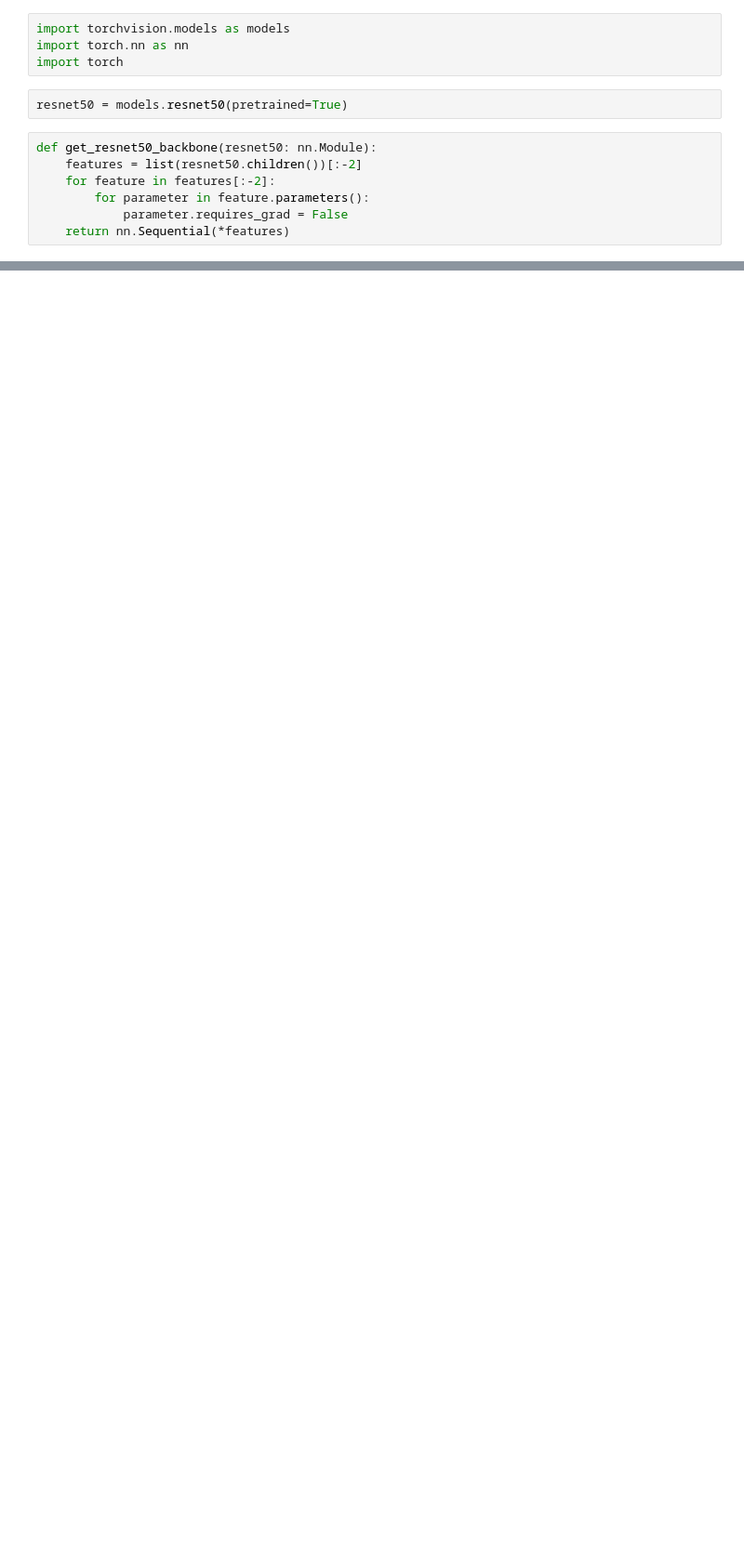
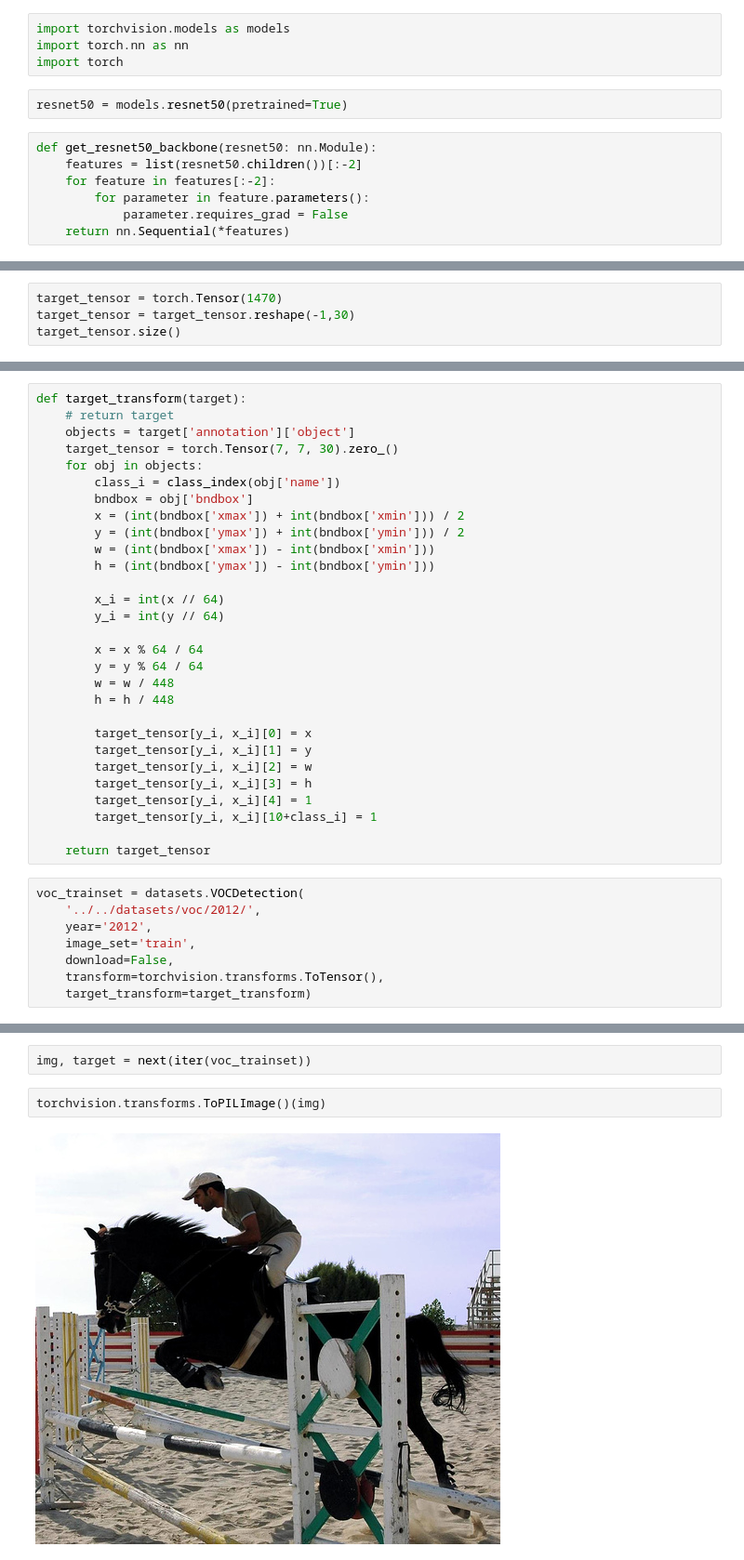
Before and after one commit to rener2020/yolo, a Jupyter notebook: v1/_resnet50yolo.ipynb, the cells around one changed output, grey strips where cells are left out. Shown at 93% size. Cells and saved outputs as stored; diff of their text form; blank space fills up the shorter version.

```diff
--- a/v1/_resnet50yolo.ipynb
+++ b/v1/_resnet50yolo.ipynb
@@ -115,0 +111,4 @@ class YoloLoss(nn.Module):
+# %%
+target_tensor = torch.Tensor(1470)
+target_tensor = target_tensor.reshape(-1,30)
+target_tensor.size()
@@ -115,0 +123,37 @@ class YoloLoss(nn.Module):
+# %%
+def target_transform(target):
+    # return target
+    objects = target['annotation']['object']
+    target_tensor = torch.Tensor(7, 7, 30).zero_()
+    for obj in objects:
+        class_i = class_index(obj['name'])
+        bndbox = obj['bndbox']
+        x = (int(bndbox['xmax']) + int(bndbox['xmin'])) / 2
+        y = (int(bndbox['ymax']) + int(bndbox['ymin'])) / 2
+        w = (int(bndbox['xmax']) - int(bndbox['xmin']))
+        h = (int(bndbox['ymax']) - int(bndbox['ymin']))
+
+        x_i = int(x // 64)
+        y_i = int(y // 64)
+
+        x = x % 64 / 64
+        y = y % 64 / 64
+        w = w / 448
+        h = h / 448
+
+        target_tensor[y_i, x_i][0] = x
+        target_tensor[y_i, x_i][1] = y
+        target_tensor[y_i, x_i][2] = w
+        target_tensor[y_i, x_i][3] = h
+        target_tensor[y_i, x_i][4] = 1
+        target_tensor[y_i, x_i][10+class_i] = 1
+
+    return target_tensor
+# %%
+voc_trainset = datasets.VOCDetection(
+    '../../datasets/voc/2012/',
+    year='2012',
+    image_set='train',
+    download=False,
+    transform=torchvision.transforms.ToTensor(),
+    target_transform=target_transform)
@@ -115,0 +162,6 @@ class YoloLoss(nn.Module):
+# %%
+img, target = next(iter(voc_trainset))
+# %%
+torchvision.transforms.ToPILImage()(img)
+# %% [output]
+[figure, added]
```
Also changed, not shown: parts of 13 cells of this notebook.
